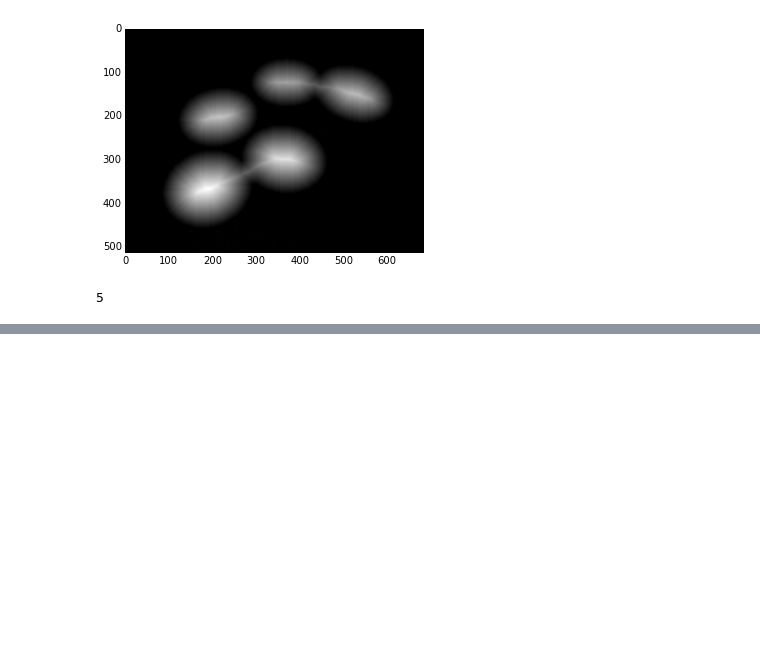
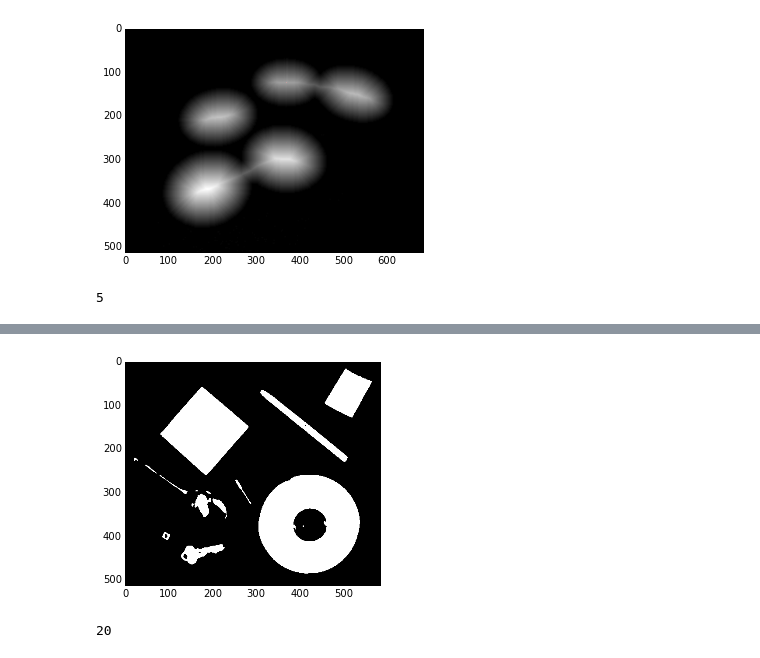
Before and after one commit to jhamski/IS602-Assignments-Fall2015, a Jupyter notebook: IS602_Assignment_8/Assignment_8.ipynb, the cells around one changed output, grey strips where cells are left out. Cells and saved outputs as stored; diff of their text form; code cells hidden in the pictures; blank space fills up the shorter version.

```diff
--- a/IS602_Assignment_8/Assignment_8.ipynb
+++ b/IS602_Assignment_8/Assignment_8.ipynb
@@ -37,0 +54,15 @@ print labeled
+# %%
+T = mh.otsu(objects)
+objects_th = (objects > T)
+#objects_sm = mh.gaussian_filter(objects_th, 1.5)
+objects_regmax = mh.regmax(objects_th)
+labels_objects, nr_obj = mh.label(objects_regmax)
+pylab.imshow(objects_regmax)
+pylab.show()
+# %% [output]
+[figure, added]
+# %%
+km, objects_cnt = mh.label(objects_regmax)
+print objects_cnt
+# %% [output]
+20
```
Also changed, not shown: parts of 12 cells of this notebook.
